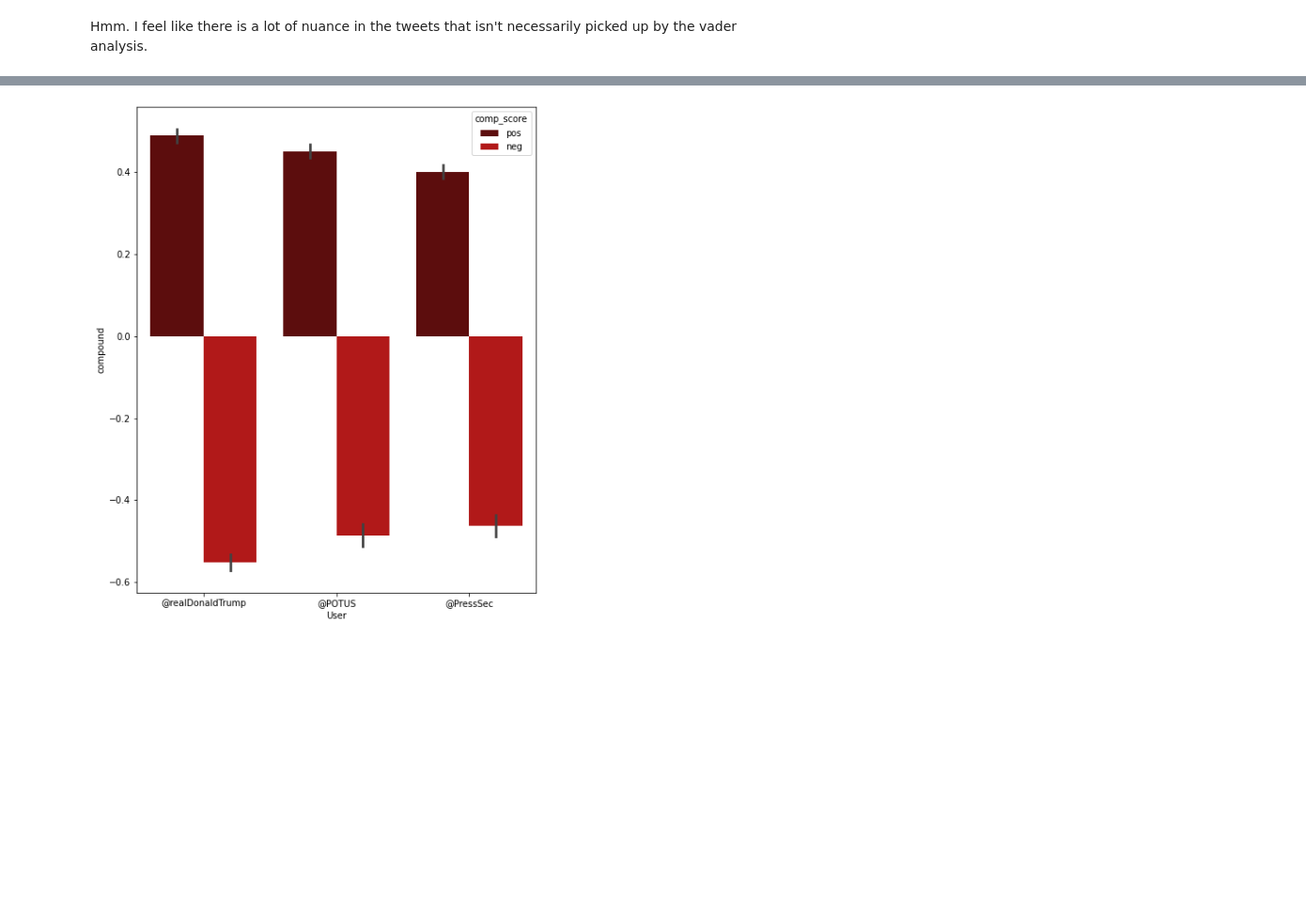
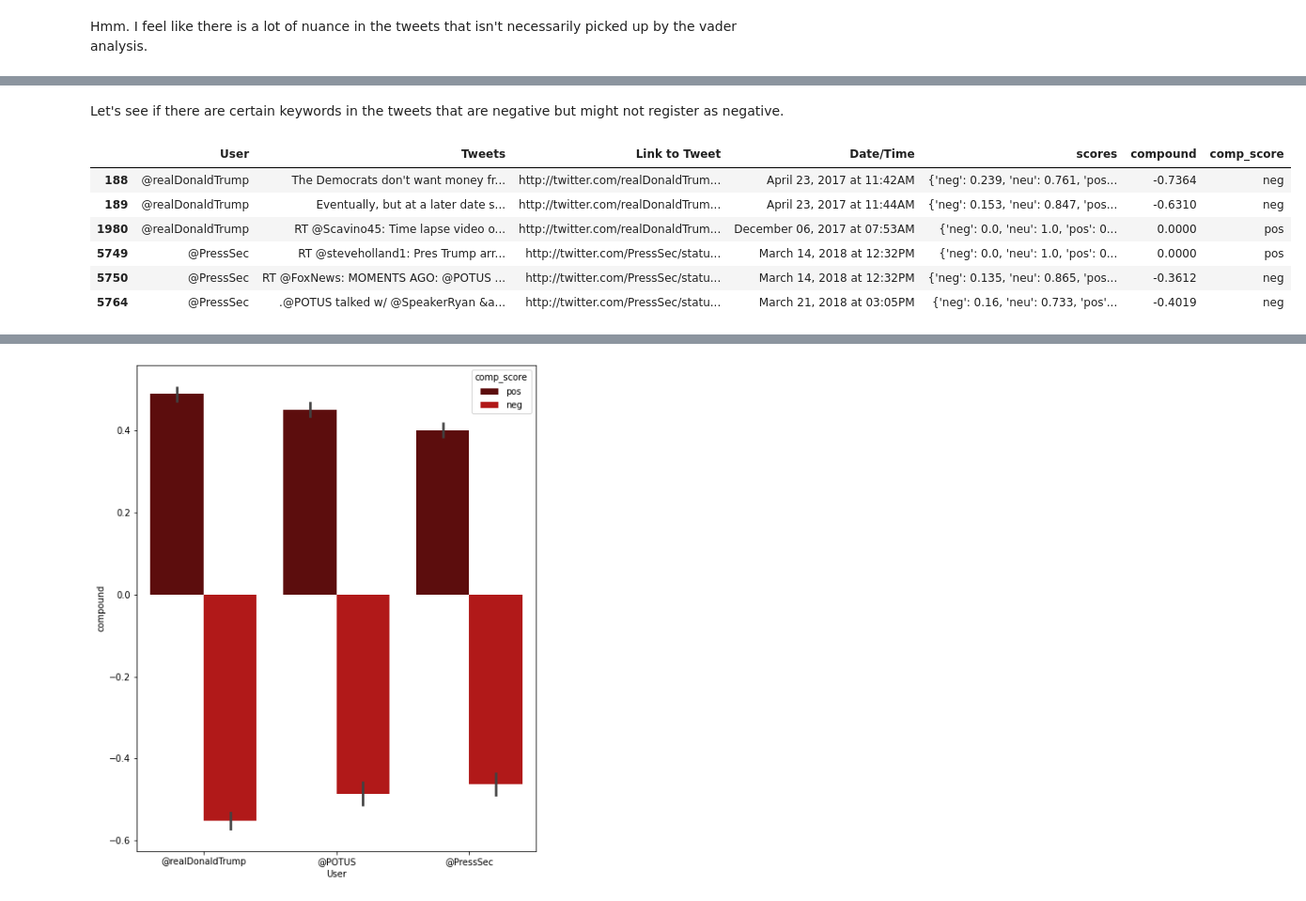
Before and after one commit to maeve70/SentimentAnalysis, a Jupyter notebook: SentimentAnalysis.ipynb, the cells around one changed output, grey strips where cells are left out. Shown at 94% size. Cells and saved outputs as stored; diff of their text form; code cells hidden in the pictures; blank space fills up the shorter version.

```diff
--- a/SentimentAnalysis.ipynb
+++ b/SentimentAnalysis.ipynb
@@ -283,0 +271,14 @@ Hmm. I feel like there is a lot of nuance in the tweets that isn't necessarily p
+# %% [markdown]
+Let's see if there are certain keywords in the tweets that are negative but
+might not register as negative.
+# %%
+#df[df.column.str.contains("word")]
+df[df.Tweets.str.contains("border wall")]
+# %% [output]
+|  | User | Tweets | Link to Tweet | Date/Time | scores | compound | comp_score |
+| 188 | @realDonaldTrump | The Democrats don't want money fr... | http://twitter.com/realDonaldTrum... | April 23, 2017 at 11:42AM | {'neg': 0.239, 'neu': 0.761, 'pos... | -0.7364 | neg |
+| 189 | @realDonaldTrump | Eventually, but at a later date s... | http://twitter.com/realDonaldTrum... | April 23, 2017 at 11:44AM | {'neg': 0.153, 'neu': 0.847, 'pos... | -0.6310 | neg |
+| 1980 | @realDonaldTrump | RT @Scavino45: Time lapse video o... | http://twitter.com/realDonaldTrum... | December 06, 2017 at 07:53AM | {'neg': 0.0, 'neu': 1.0, 'pos': 0... | 0.0000 | pos |
+| 5749 | @PressSec | RT @steveholland1: Pres Trump arr... | http://twitter.com/PressSec/statu... | March 14, 2018 at 12:32PM | {'neg': 0.0, 'neu': 1.0, 'pos': 0... | 0.0000 | pos |
+| 5750 | @PressSec | RT @FoxNews: MOMENTS AGO: @POTUS ... | http://twitter.com/PressSec/statu... | March 14, 2018 at 12:32PM | {'neg': 0.135, 'neu': 0.865, 'pos... | -0.3612 | neg |
+| 5764 | @PressSec | .@POTUS talked w/ @SpeakerRyan &a... | http://twitter.com/PressSec/statu... | March 21, 2018 at 03:05PM | {'neg': 0.16, 'neu': 0.733, 'pos'... | -0.4019 | neg |
```
Also changed, not shown: parts of 9 cells of this notebook.
